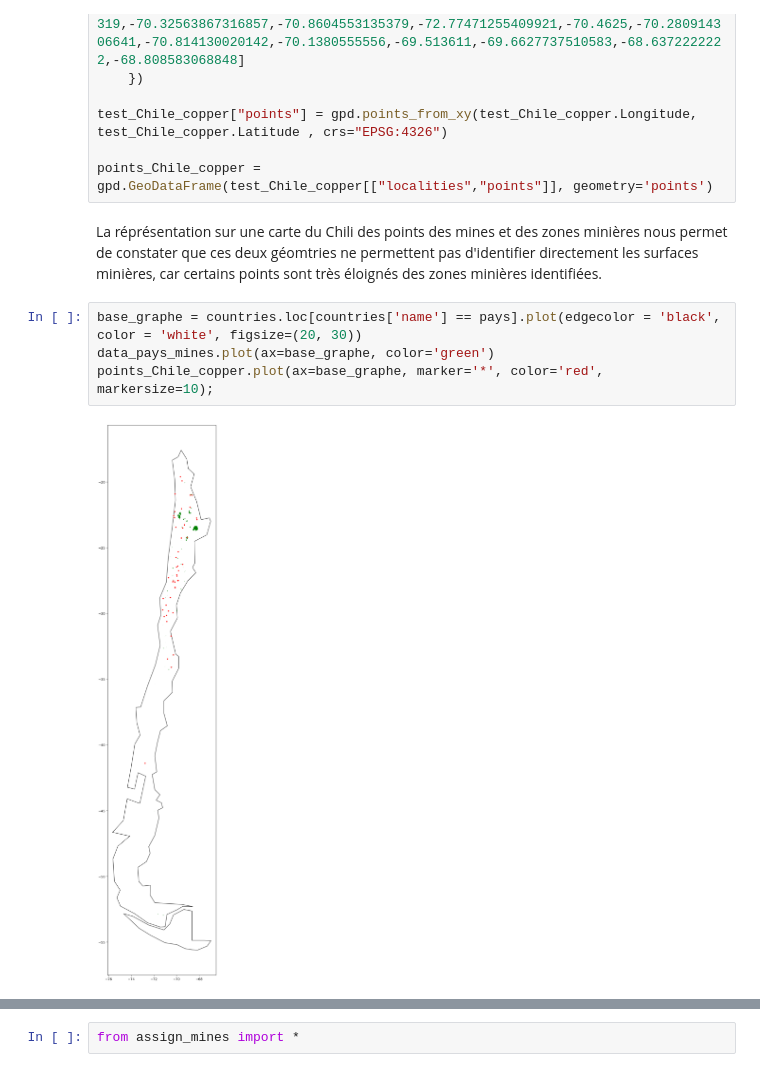
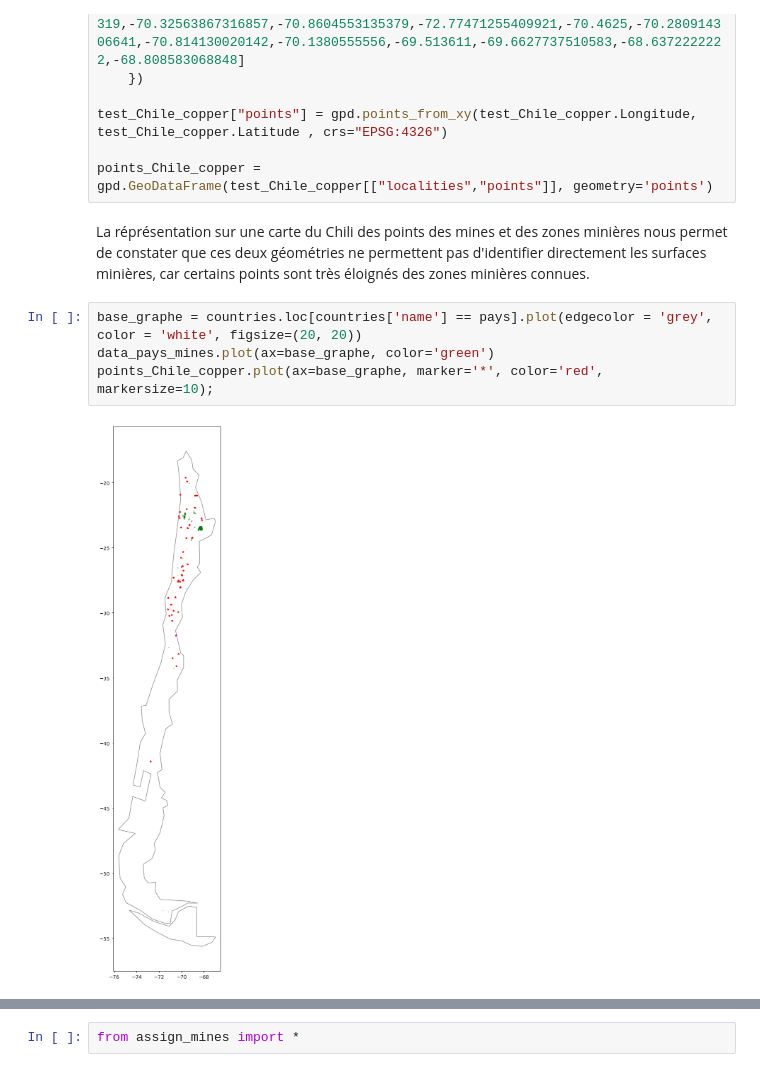
Before and after one commit to Suzie14/Mines, a Jupyter notebook: Main.ipynb, the cells around one changed output, grey strips where cells are left out. Cells and saved outputs as stored; diff of their text form.

```diff
--- a/Main.ipynb
+++ b/Main.ipynb
@@ -179,10 +187,10 @@ test_Chile_copper["points"] = gpd.points_from_xy(test_Chile_copper.Longitude, te
 
 points_Chile_copper = gpd.GeoDataFrame(test_Chile_copper[["localities","points"]], geometry='points')
 # %% [markdown]
-La réprésentation sur une carte du Chili des points des mines et des zones minières nous permet de constater que ces deux géomtries ne permettent pas d'identifier directement les surfaces minières, car certains points sont très éloignés des zones minières identifiées.
+La réprésentation sur une carte du Chili des points des mines et des zones minières nous permet de constater que ces deux géométries ne permettent pas d'identifier directement les surfaces minières, car certains points sont très éloignés des zones minières connues.
 # %%
-base_graphe = countries.loc[countries['name'] == pays].plot(edgecolor = 'black', color = 'white', figsize=(20, 30))
+base_graphe = countries.loc[countries['name'] == pays].plot(edgecolor = 'grey', color = 'white', figsize=(20, 20))
 data_pays_mines.plot(ax=base_graphe, color='green')
 points_Chile_copper.plot(ax=base_graphe, marker='*', color='red', markersize=10);
 # %% [output]
-[figure, old version]
+[figure, new version]
```
Also changed, not shown: parts of 27 cells of this notebook.
